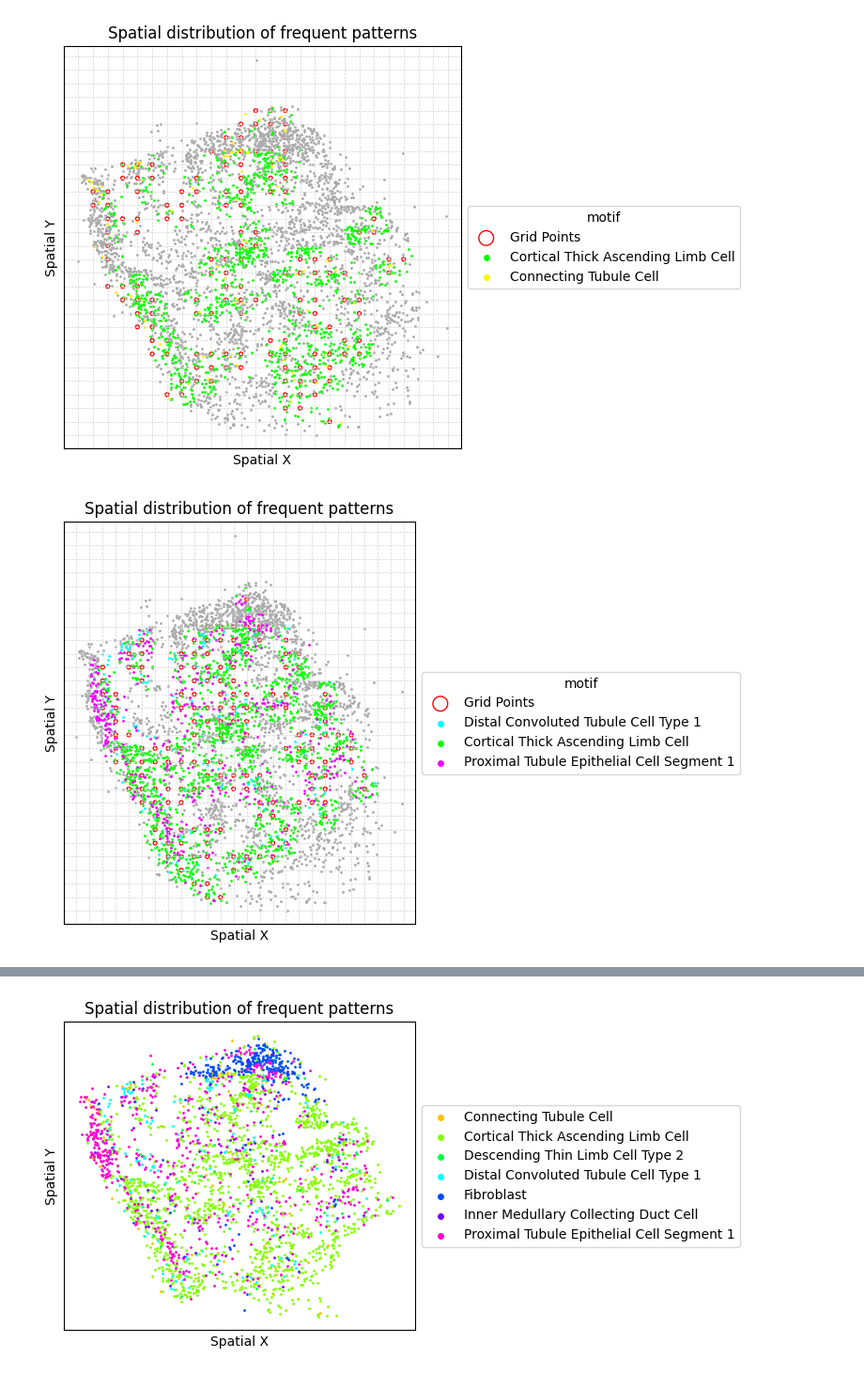
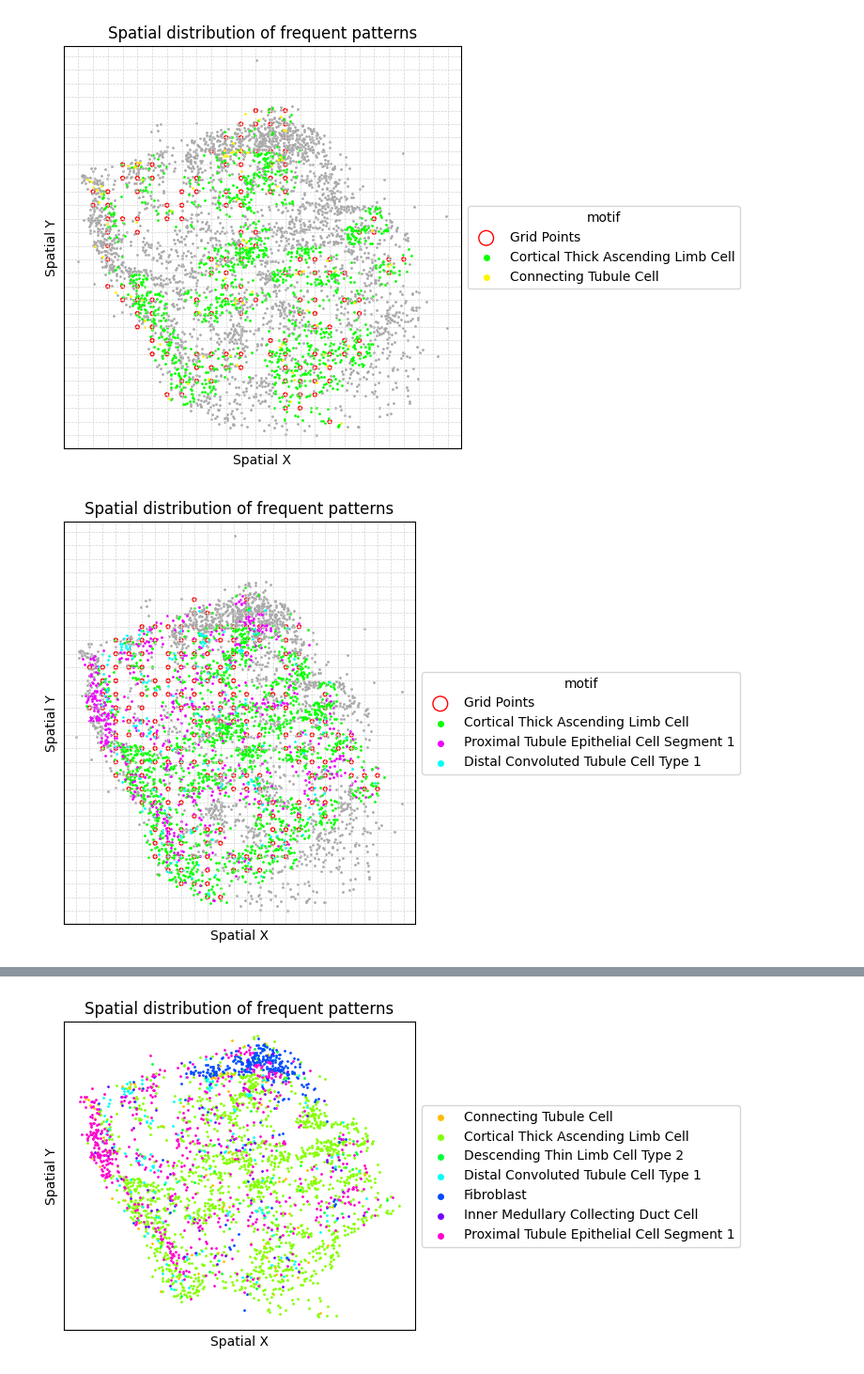
Before and after one commit to ShaokunAn/Spatial-Query, a Jupyter notebook: main.ipynb, the cells around one changed output, grey strips where cells are left out. Shown at 94% size. Cells and saved outputs as stored; diff of their text form; code cells hidden in the pictures.

```diff
--- a/main.ipynb
+++ b/main.ipynb
@@ -84,6 +112,7 @@ fp_tree =tt.find_patterns_grid(max_dist=max_dist,
                                min_support=min_support,
                                dis_duplicates=dis_duplicates,
                                if_display=True,
-                               fig_size = (8.5,5.3)
+                               fig_size = (8.5,5.3),
+                               return_cellID=True,
                               )
 # %% [output]
@@ -91,4 +120,3 @@ fp_tree =tt.find_patterns_grid(max_dist=max_dist,
 # %%
-fp_tree = fp_tree.rename(columns={"itemsets": "frequent patterns"})
 fp_tree
 # %% [output]
@@ -127,15 +159,11 @@ tt.plot_motif_grid(motif=motif,
 [figure]
 # %%
 motif = ['Distal Convoluted Tubule Cell Type 1',
-         'Proximal Tubule Epithelial Cell Segment 1',
-         'Cortical Thick Ascending Limb Cell',
-         'Cortical Thick Ascending Limb Cell',
-         'Cortical Thick Ascending Limb Cell',
-         'Cortical Thick Ascending Limb Cell',
          'Cortical Thick Ascending Limb Cell',
          'Proximal Tubule Epithelial Cell Segment 1']
 tt.plot_motif_grid(motif=motif,
-                   max_dist=max_dist, min_count=min_count, min_support=min_support, min_size=min_size,
+                   fp=fp_tree,
+                   max_dist=max_dist,
                    fig_size=(7,5))
 # %% [output]
-[figure, old version]
+[figure, new version]
```
Also changed, not shown: parts of 21 cells of this notebook.
